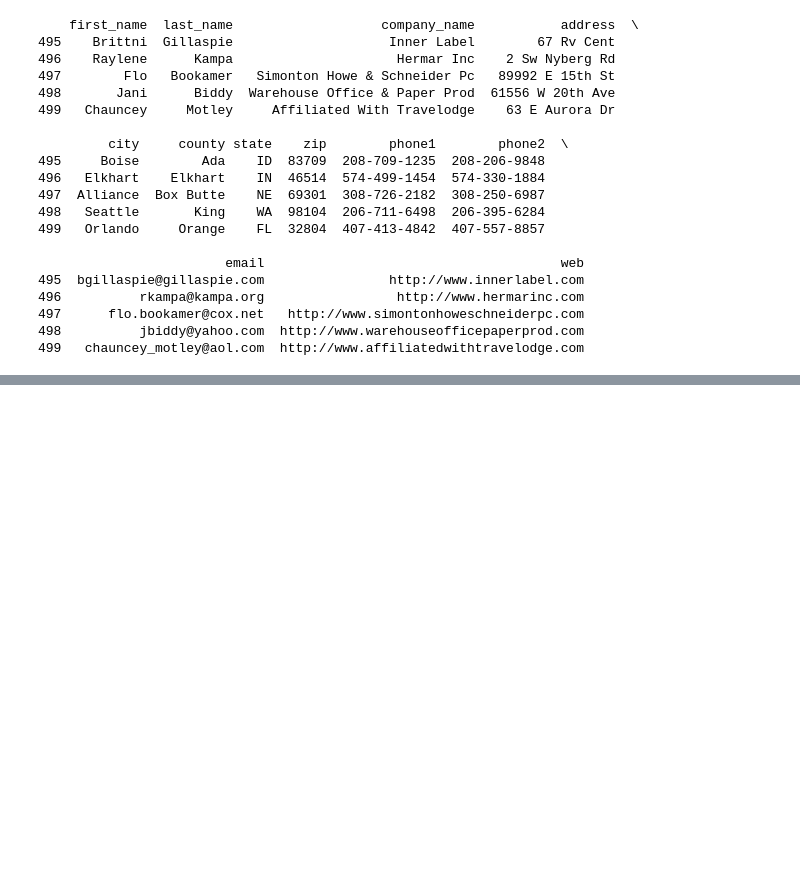
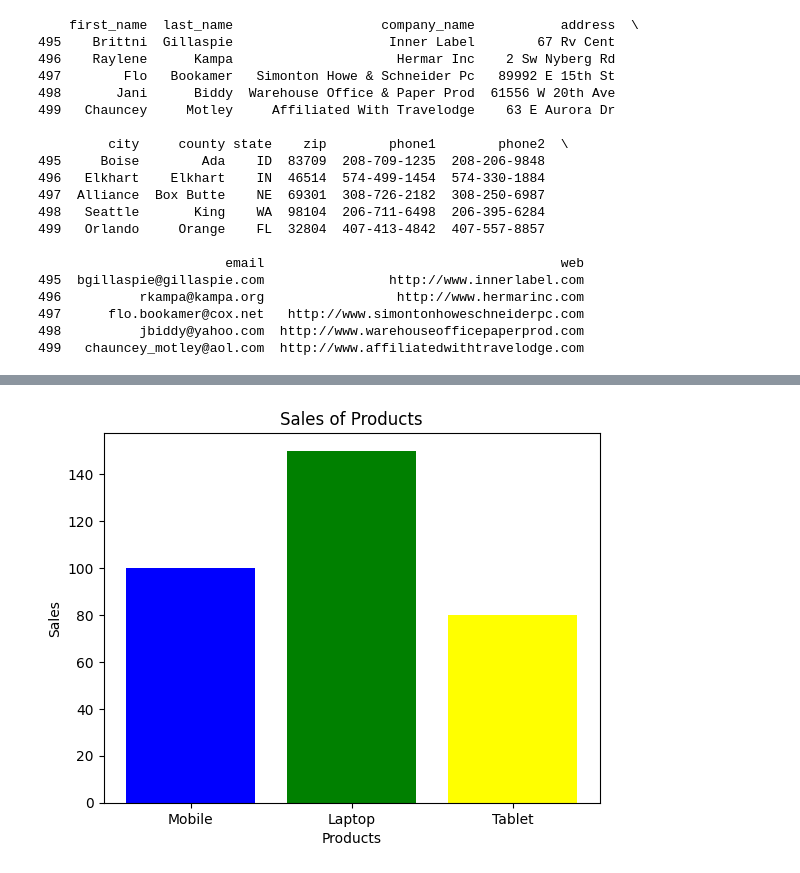
Before and after one commit to chykritam/Kathmandu-Training, a Jupyter notebook: Day 21/Pandas_Library.ipynb, the cells around one changed output, grey strips where cells are left out. Saved outputs shown, nothing was run; the diff lists cells and outputs as text; code cells hidden in the pictures; blank space fills up the shorter version.

```diff
--- a/Day 21/Pandas_Library.ipynb
+++ b/Day 21/Pandas_Library.ipynb
@@ -223,0 +256,11 @@ print(df_csv.tail(5))
+# %%
+#Bar Chart
+products = ['Mobile', 'Laptop', 'Tablet']
+sales =[ 100, 150, 80]
+plt.bar(products, sales, color=['blue', 'green', 'yellow'])
+plt.title('Sales of Products')
+plt.xlabel('Products')
+plt.ylabel('Sales')
+plt.show()
+# %% [output]
+[figure, added]
```
Also changed, not shown: parts of 5 cells of this notebook, 1 other file.
